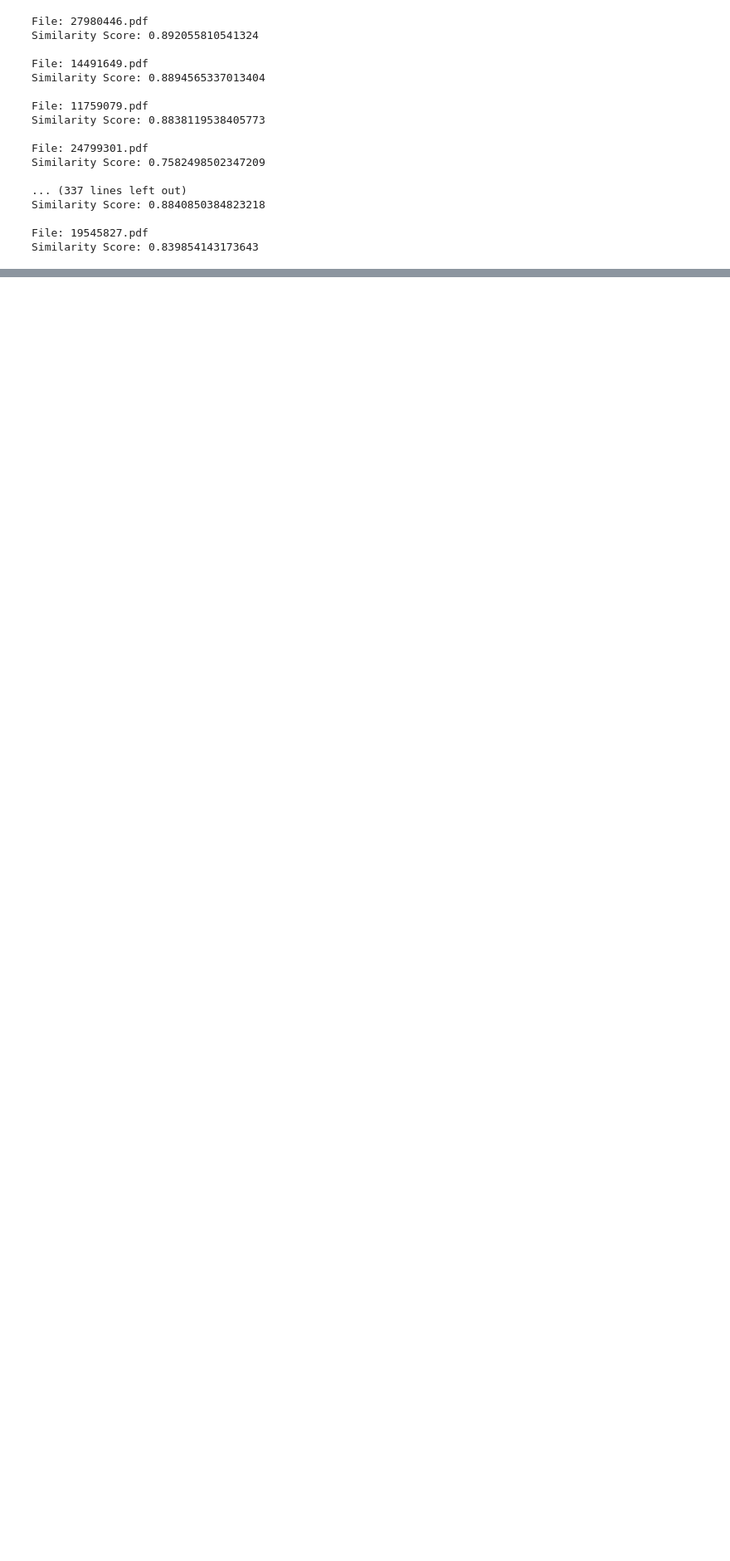
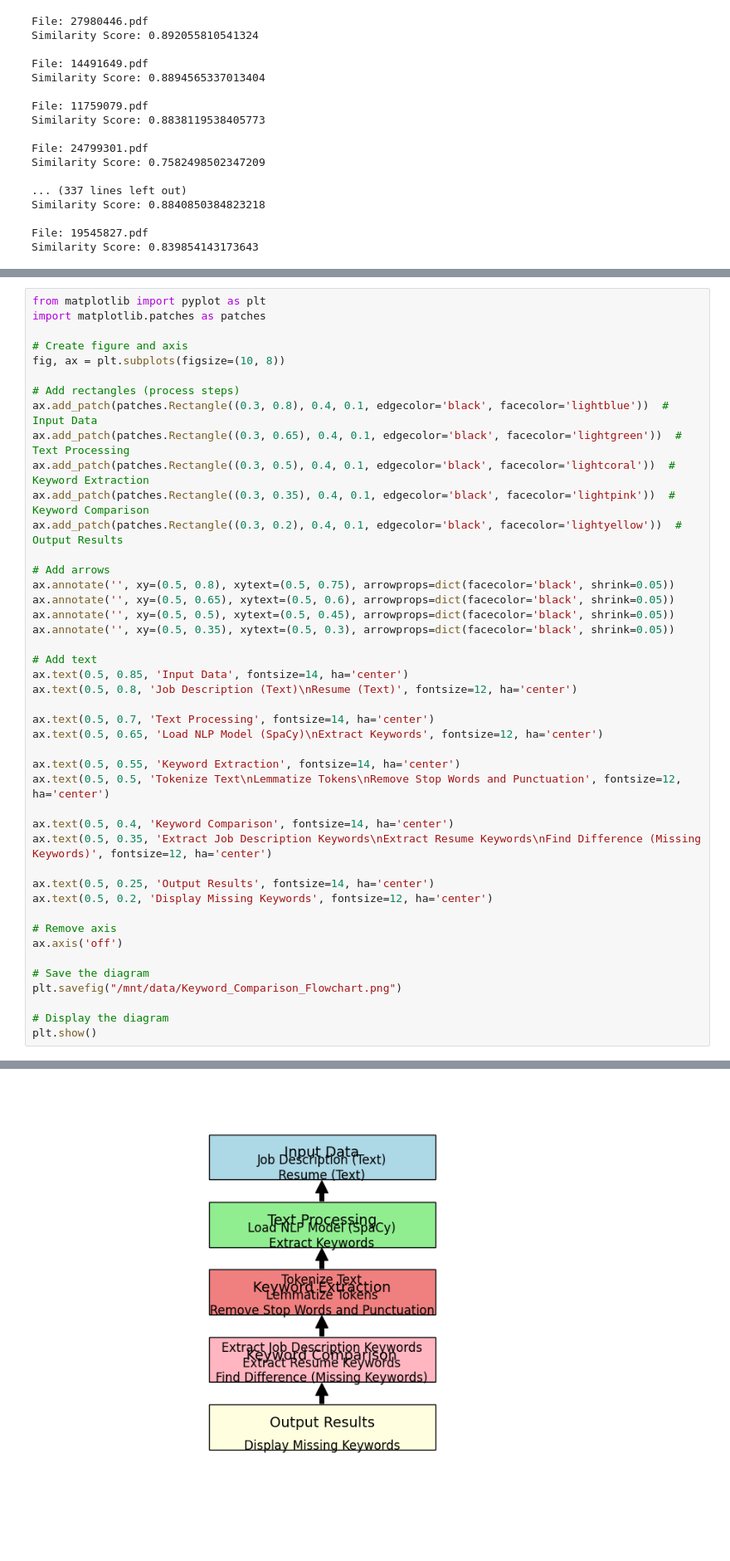
Before and after one commit to x22237941/Resume_Parser, a Jupyter notebook: PDF Extraction.ipynb, the cells around one changed output, grey strips where cells are left out. Shown at 83% size. Drawn from its saved outputs; the diff is of its cells as text; blank space fills up the shorter version.

```diff
--- a/PDF Extraction.ipynb
+++ b/PDF Extraction.ipynb
@@ -1185,0 +1266,45 @@ Similarity Score: 0.839854143173643
+# %%
+from matplotlib import pyplot as plt
+import matplotlib.patches as patches
+
+# Create figure and axis
+fig, ax = plt.subplots(figsize=(10, 8))
+
+# Add rectangles (process steps)
+ax.add_patch(patches.Rectangle((0.3, 0.8), 0.4, 0.1, edgecolor='black', facecolor='lightblue'))  # Input Data
+ax.add_patch(patches.Rectangle((0.3, 0.65), 0.4, 0.1, edgecolor='black', facecolor='lightgreen'))  # Text Processing
+ax.add_patch(patches.Rectangle((0.3, 0.5), 0.4, 0.1, edgecolor='black', facecolor='lightcoral'))  # Keyword Extraction
+ax.add_patch(patches.Rectangle((0.3, 0.35), 0.4, 0.1, edgecolor='black', facecolor='lightpink'))  # Keyword Comparison
+ax.add_patch(patches.Rectangle((0.3, 0.2), 0.4, 0.1, edgecolor='black', facecolor='lightyellow'))  # Output Results
+
+# Add arrows
+ax.annotate('', xy=(0.5, 0.8), xytext=(0.5, 0.75), arrowprops=dict(facecolor='black', shrink=0.05))
+ax.annotate('', xy=(0.5, 0.65), xytext=(0.5, 0.6), arrowprops=dict(facecolor='black', shrink=0.05))
+ax.annotate('', xy=(0.5, 0.5), xytext=(0.5, 0.45), arrowprops=dict(facecolor='black', shrink=0.05))
+ax.annotate('', xy=(0.5, 0.35), xytext=(0.5, 0.3), arrowprops=dict(facecolor='black', shrink=0.05))
+
+# Add text
+ax.text(0.5, 0.85, 'Input Data', fontsize=14, ha='center')
+ax.text(0.5, 0.8, 'Job Description (Text)\nResume (Text)', fontsize=12, ha='center')
+
+ax.text(0.5, 0.7, 'Text Processing', fontsize=14, ha='center')
+ax.text(0.5, 0.65, 'Load NLP Model (SpaCy)\nExtract Keywords', fontsize=12, ha='center')
+
+ax.text(0.5, 0.55, 'Keyword Extraction', fontsize=14, ha='center')
+ax.text(0.5, 0.5, 'Tokenize Text\nLemmatize Tokens\nRemove Stop Words and Punctuation', fontsize=12, ha='center')
+
+ax.text(0.5, 0.4, 'Keyword Comparison', fontsize=14, ha='center')
+ax.text(0.5, 0.35, 'Extract Job Description Keywords\nExtract Resume Keywords\nFind Difference (Missing Keywords)', fontsize=12, ha='center')
+
+ax.text(0.5, 0.25, 'Output Results', fontsize=14, ha='center')
+ax.text(0.5, 0.2, 'Display Missing Keywords', fontsize=12, ha='center')
+
+# Remove axis
+ax.axis('off')
+
+# Save the diagram
+plt.savefig("/mnt/data/Keyword_Comparison_Flowchart.png")
+
+# Display the diagram
+plt.show()
+# %% [output]
@@ -1185,0 +1312 @@ Similarity Score: 0.839854143173643
+[figure, added]
```
Also changed, not shown: parts of 17 cells of this notebook, 5 other files.
